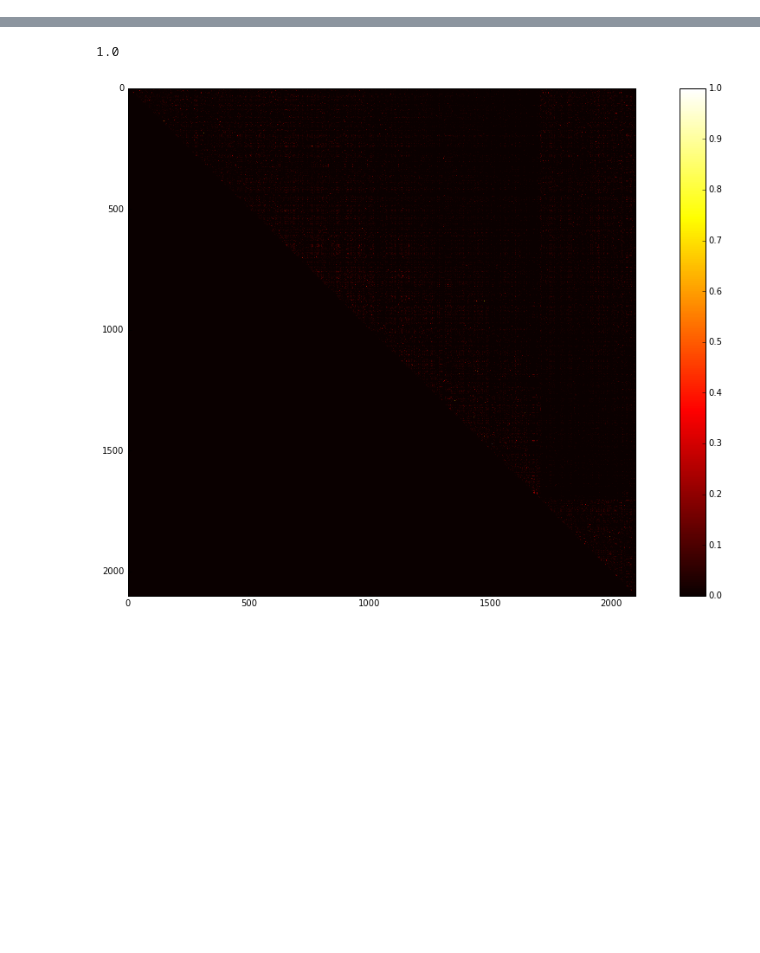
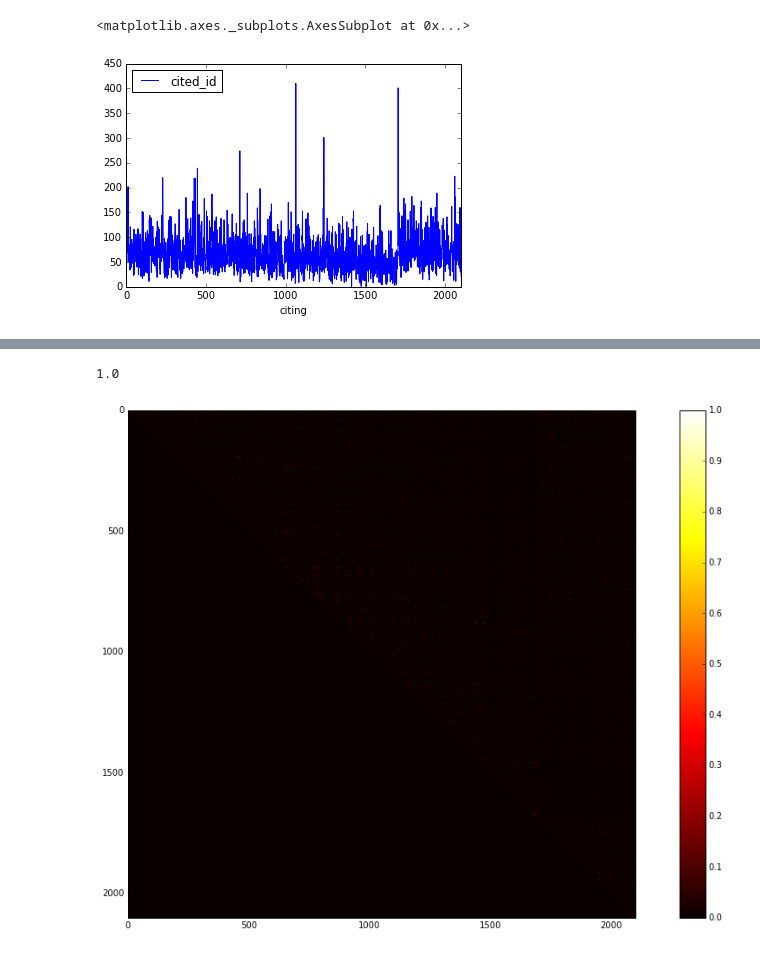
Before and after one commit to Moqri/KnowledgeMap, a Jupyter notebook: analysis/bib.ipynb, the cells around one changed output, grey strips where cells are left out. Cells and saved outputs as stored; diff of their text form; code cells hidden in the pictures; blank space fills up the shorter version.

```diff
--- a/analysis/bib.ipynb
+++ b/analysis/bib.ipynb
@@ -56,6 +56,11 @@ df=cite_all[['citing','cited_id']]
 df.to_csv('../csv/cite_all_id.csv',index=False)
 # %%
 df=pd.read_csv('../csv/cite_all_id.csv')
+# %%
+df.groupby('citing').count().plot()
+# %% [output]
+<matplotlib.axes._subplots.AxesSubplot at 0x...>
+[figure, added]
 # %%
 x=df.citing.max()
 y=df.cited_id.max()
```
Also changed, not shown: parts of 7 cells of this notebook, 4 other files.
